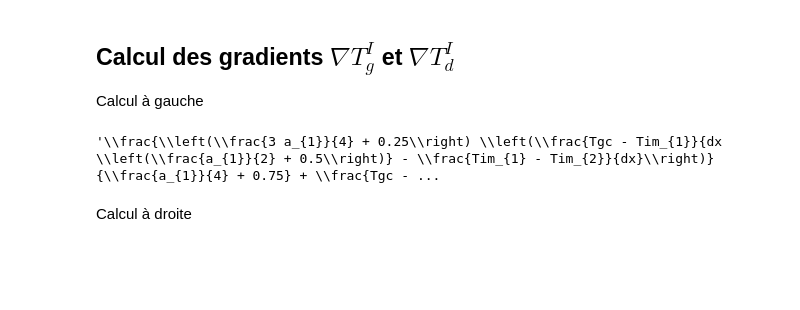
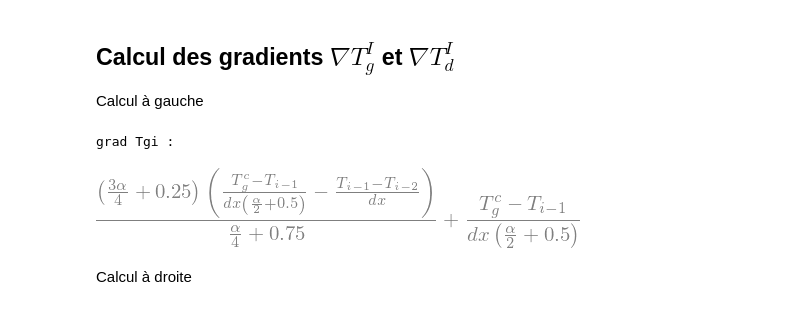
Before and after one commit to cea-trust-platform/FluidDyn, a Jupyter notebook: etudes/Calcul_T1_T2.ipynb, the cells around one changed output. Saved outputs shown, nothing was run; the diff lists cells and outputs as text; code cells hidden in the pictures; blank space fills up the shorter version.

```diff
--- a/etudes/Calcul_T1_T2.ipynb
+++ b/etudes/Calcul_T1_T2.ipynb
@@ -23,24 +24,26 @@ import sympy as sy
 
 Calcul à gauche
 # %%
-a1, Tim2, Tim1, Tgc, dx = sy.symbols('a1 Tim2 Tim1 Tgc dx')
+a1, Tim2, Tim1, Tgc, dx = sy.symbols('alpha T_{i-2} T_{i-1} T_g^c dx')
 
 axc1 = 1/2 + a1/2
 a12 = 1/2 + axc1/2
 a2I = 1 + a1 - a12
 
 dxc1 = axc1*dx
 d12 = a12*dx
 d2I = a2I*dx
 
 gradT1 = (Tim1 - Tim2)/dx
 gradT2 = (Tgc - Tim1)/dxc1
 
 # On extrapole à l'ordre 1 le gradient à l'interface
 gradTgI = gradT2 + (gradT2 - gradT1)/d12*d2I
-sy.pretty_p
+print('grad Tgi :')
+gradTgI
 # %% [output]
-'\\frac{\\left(\\frac{3 a_{1}}{4} + 0.25\\right) \\left(\\frac{Tgc - Tim_{1}}{dx \\left(\\frac{a_{1}}{2} + 0.5\\right)} - \\frac{Tim_{1} - Tim_{2}}{dx}\\right)}{\\frac{a_{1}}{4} + 0.75} + \\frac{Tgc - ...
+grad Tgi :
+[figure, added]
 # %% [markdown]
 Calcul à droite
 # %%
```
Also changed, not shown: parts of 10 cells of this notebook, 3 other files.
